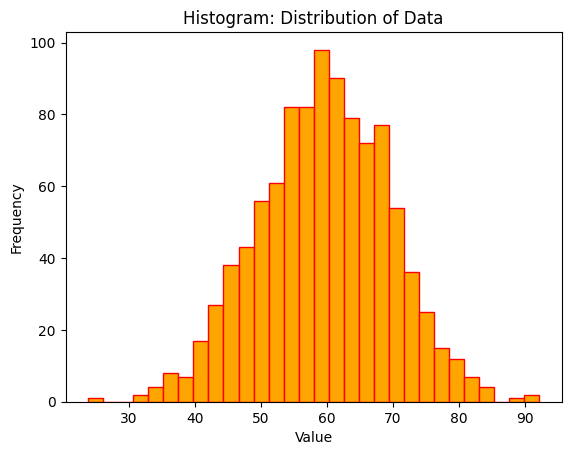
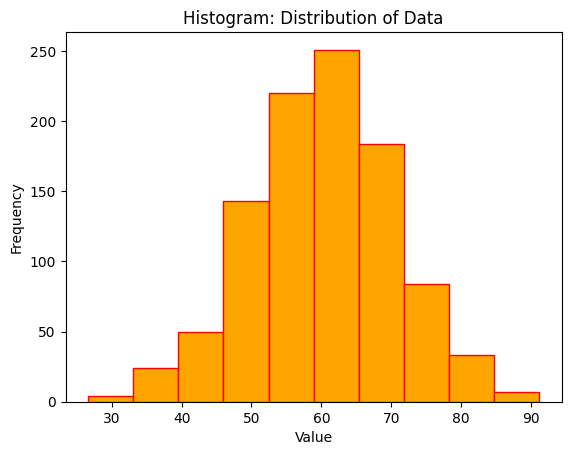
Code edit (unified diff) that turned the first committed figure into the second:
--- before
+++ after
@@ -2,5 +2,5 @@
 data = np.random.normal(loc=60,scale=10,size=1000)
 
-plt.hist(data,bins=30,color="orange",edgecolor="red")
+plt.hist(data,bins=10,color="orange",edgecolor="red")
 plt.title("Histogram: Distribution of Data")
 plt.xlabel("Value")

Commit: updating the file